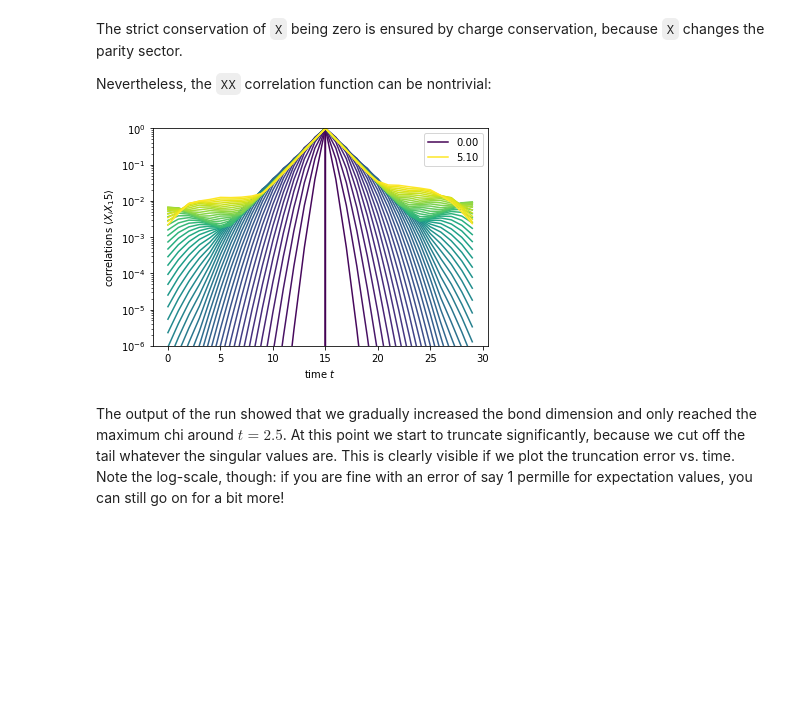
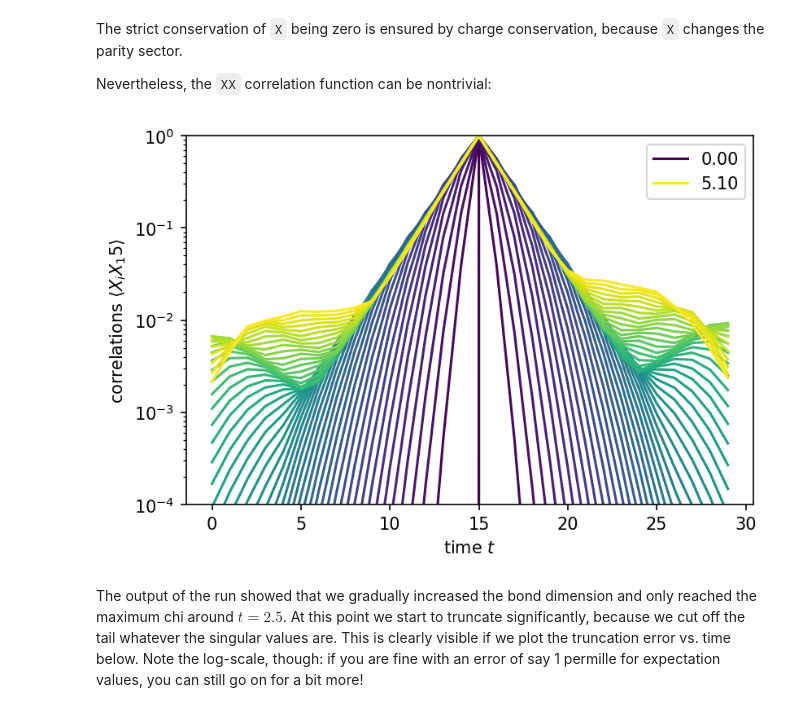
Before and after one commit to tenpy/tenpy_notebooks, a Jupyter notebook: 00_tebd.ipynb, the cells around one changed output. Saved outputs shown, nothing was run; the diff lists cells and outputs as text; code cells hidden in the pictures; blank space fills up the shorter version.

```diff
--- a/00_tebd.ipynb
+++ b/00_tebd.ipynb
@@ -14,6 +11,8 @@ import numpy as np
 import scipy
 import matplotlib.pyplot as plt
 import matplotlib
+np.set_printoptions(precision=5, suppress=True, linewidth=100)
+plt.rcParams['figure.dpi'] = 150
 # %%
 import tenpy
 import tenpy.linalg.np_conserved as npc
@@ -111,25 +110,25 @@ Nevertheless, the `XX` correlation function can be nontrivial:
 # %%
 corrs = np.array(data['corr_XX'])
 tmax = data['t'][-1]
 x = np.arange(L)
 cmap = matplotlib.cm.viridis
 for i, t in list(enumerate(data['t'])):
     if i == 0 or i == len(data['t']) - 1:
         label = '{t:.2f}'.format(t=t)
     else:
         label = None
     plt.plot(x, corrs[i, L//2, :], color=cmap(t/tmax), label=label)
 
 plt.xlabel(r'time $t$')
 plt.ylabel(r'correlations $\langle X_i X_{j:d}\rangle$'.format(j=L//2))
 plt.yscale('log')
-plt.ylim(1.e-6, 1.)
+plt.ylim(1.e-4, 1.)
 plt.legend()
 plt.show()
 # %% [output]
-[figure, old version]
+[figure, new version]
 # %% [markdown]
-The output of the run showed that we gradually increased the bond dimension and only reached the maximum chi around $t=2.5$. At this point we start to truncate significantly, because we cut off the tail whatever the singular values are. This is clearly visible if we plot the truncation error vs. time. Note the log-scale, though: if you are fine with an error of say 1 permille for expectation values, you can still go on for a bit more!
+The output of the run showed that we gradually increased the bond dimension and only reached the maximum chi around $t=2.5$. At this point we start to truncate significantly, because we cut off the tail whatever the singular values are. This is clearly visible if we plot the truncation error vs. time below. Note the log-scale, though: if you are fine with an error of say 1 permille for expectation values, you can still go on for a bit more!
 # %%
 plt.plot(data['t'], data['trunc_err'])
 
```
Also changed, not shown: parts of 6 cells of this notebook, 4 other files.
